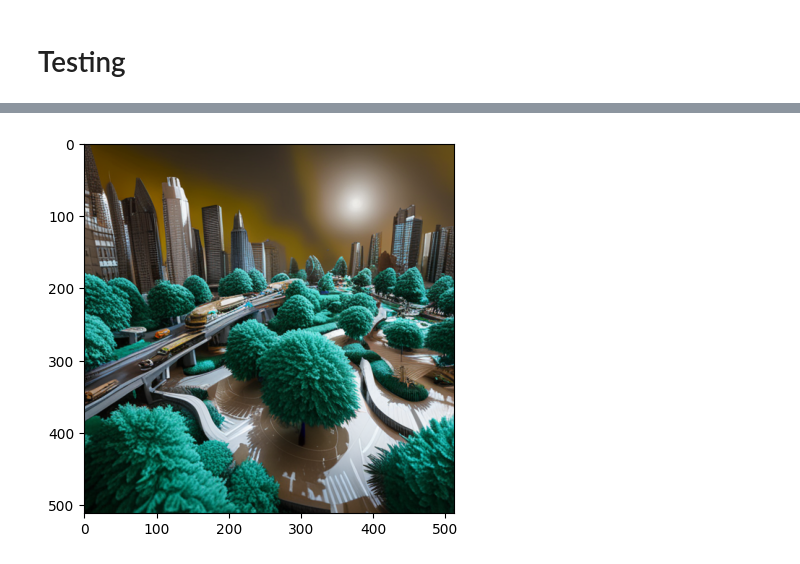
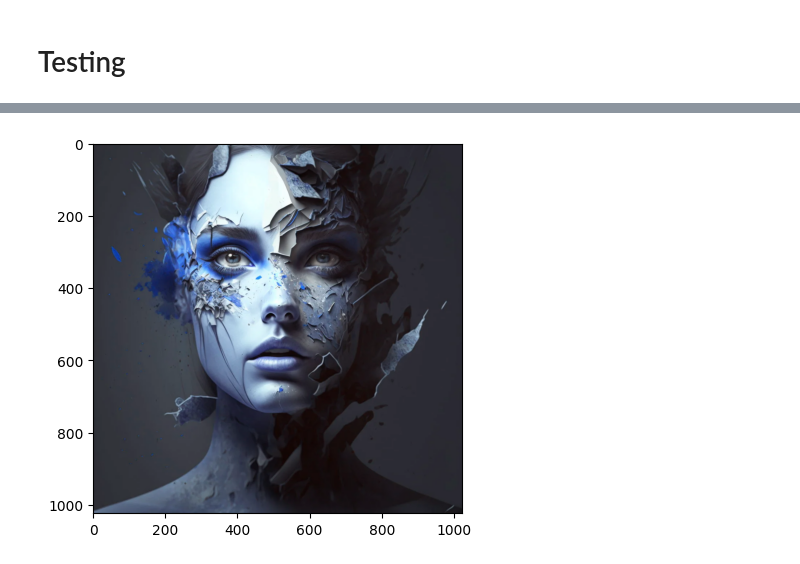
Before and after one commit to roydendsouza31/AI-Generated-Images-vs-Real-Images, a Jupyter notebook: main.ipynb, the cells around one changed output, grey strips where cells are left out. Cells and saved outputs as stored; diff of their text form; code cells hidden in the pictures.

```diff
--- a/main.ipynb
+++ b/main.ipynb
@@ -468,4 +516,4 @@ The given image is AI Generated.
 # %%
-path_img = '/content/testing/ai3.png'
+path_img = '/content/testing/ai3.webp'
 find_out(path_img)
 # %% [output]
@@ -473,3 +521,3 @@ find_out(path_img)
 The given image is AI Generated.
-[figure, old version]
+[figure, new version]
 # %%
```
Also changed, not shown: parts of 34 cells of this notebook.
